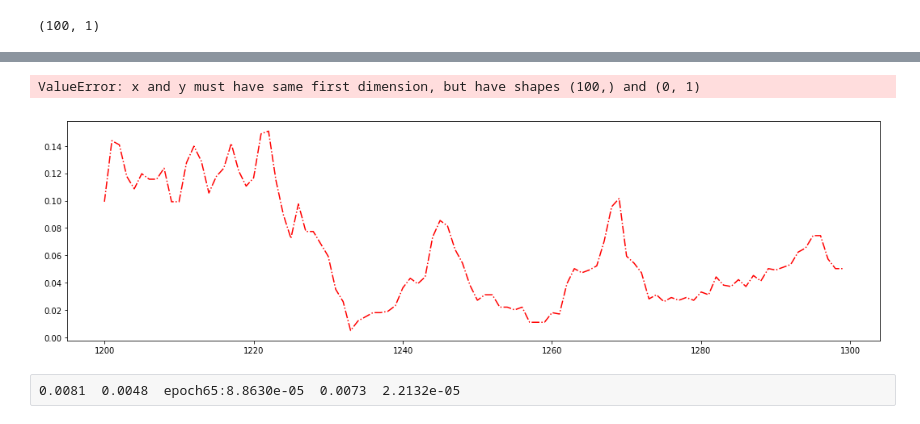
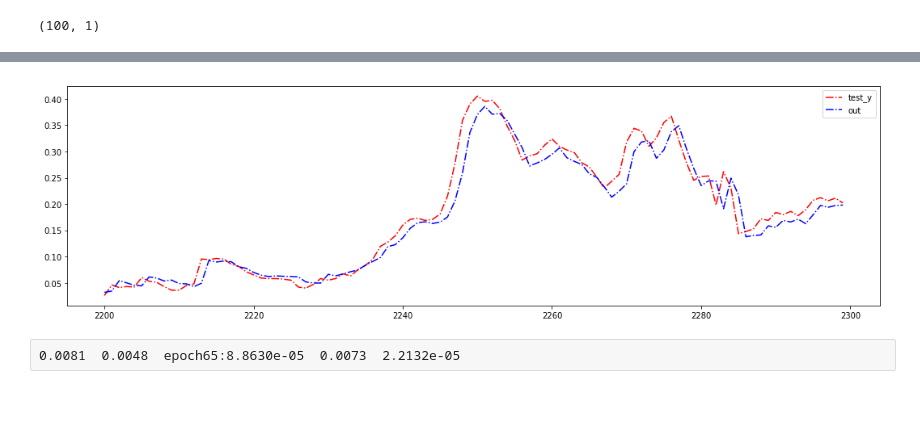
Before and after one commit to jie123xing/Crawler-neural_network-robot, a Jupyter notebook: mytorch-test/cnnweather.ipynb, the cells around one changed output, grey strips where cells are left out. Cells and saved outputs as stored; diff of their text form; code cells hidden in the pictures.

```diff
--- a/mytorch-test/cnnweather.ipynb
+++ b/mytorch-test/cnnweather.ipynb
@@ -203,13 +203,12 @@ plt.show()
 # %%
 #x=range(0,13123)
-x=range(1200,1300)
+x=range(2200,2300)
 plt.figure(num=1,figsize=(18,5))#定义编号为1 大小为(8,5)
-plt.plot(x,test_y.numpy()[1200:1300],'r-.',label='test_y')
-plt.plot(x,out.detach().numpy()[1200:1300],'b-.',label='out')
+plt.plot(x,test_y.numpy()[2200:2300],'r-.',label='test_y')
+plt.plot(x,out.detach().numpy()[2200:2300],'b-.',label='out')
 plt.legend(loc='best')#显示在最好的位置
 plt.show()
 # %% [output]
-ValueError: x and y must have same first dimension, but have shapes (100,) and (0, 1)
-[figure, old version]
+[figure, new version]
 # %%
 # 保存模型
```
Also changed, not shown: parts of 6 cells of this notebook, 12 other files.
